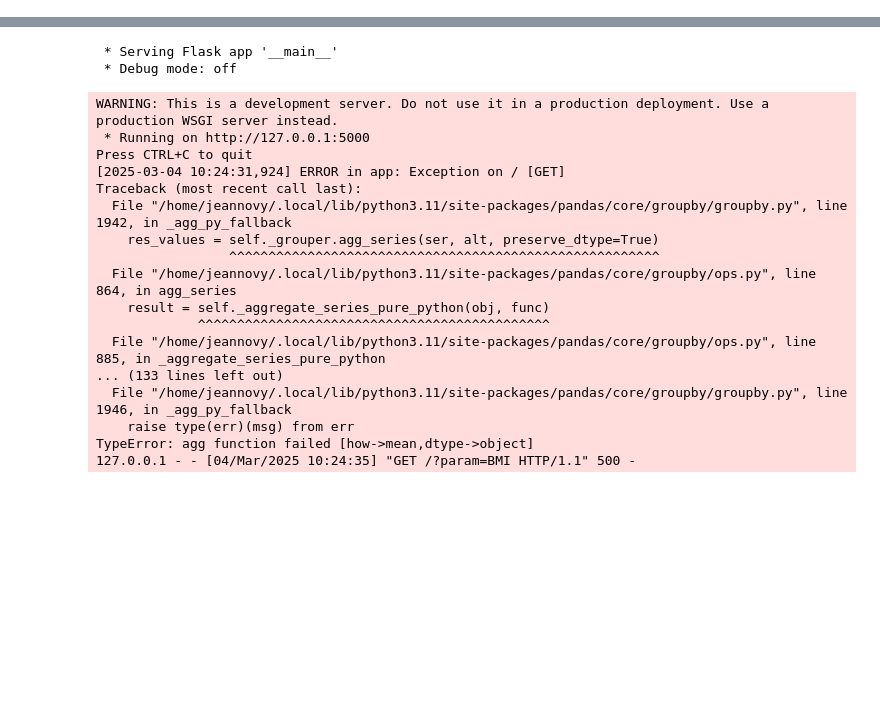
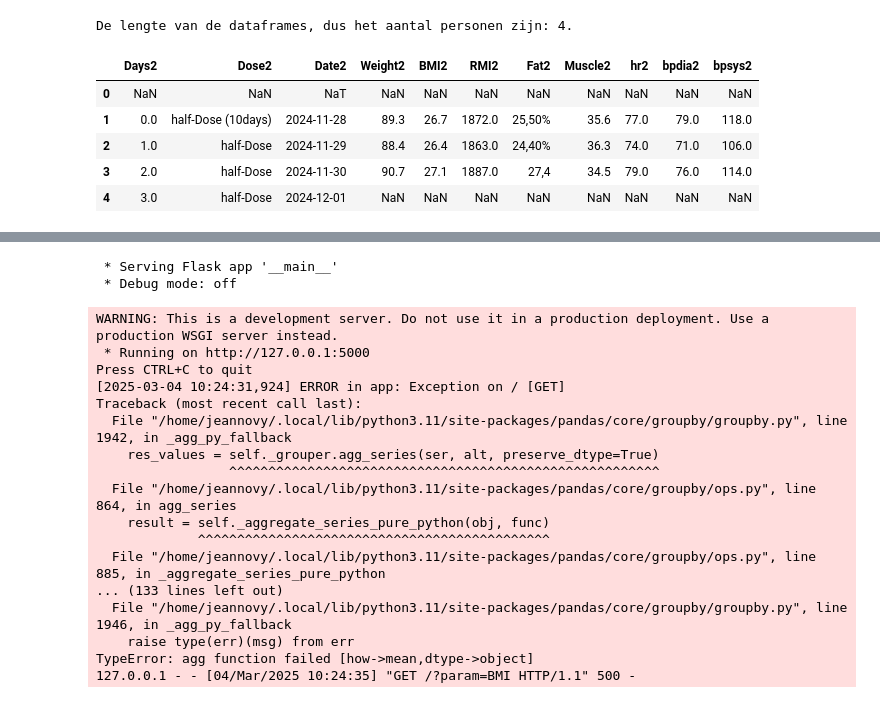
Before and after one commit to ogkourlias/capsaicin, a Jupyter notebook: weight_graphs/demo_app/demo_app.ipynb, the cells around one changed output, grey strips where cells are left out. Saved outputs shown, nothing was run; the diff lists cells and outputs as text; code cells hidden in the pictures; blank space fills up the shorter version.

Commit message:
Completed basic code for preparation of CSV data

```diff
--- a/weight_graphs/demo_app/demo_app.ipynb
+++ b/weight_graphs/demo_app/demo_app.ipynb
@@ -193,0 +119,62 @@ df2 = df2.dropna()
+# %%
+# Test om dataframe kolomnaam automatisch te generen voor elke persoon
+# Bij elke keer dataframes opnieuw laden Jeannovy!!!!
+print(f"De lengte van de dataframes, dus het aantal personen zijn: {len(dataframes)}.")
+# Begin index-waarde definiëren
+i = -1
+name_id = 0
+for person in dataframes:
+    i += 1
+    name_id = i + 1
+    Weightname = 'Weight' + str(name_id)
+    person[Weightname] = 5
+    startdate = person['Date\Parameters '].iloc[1]
+    startdate = pd.to_datetime(startdate, format='%d-%m-%Y')
+    dates = pd.to_datetime((person['Date\Parameters ']), format='%d-%m-%Y')
+
+    # Unieke kolomnamen definiëren met de name_id
+    Days_name = 'Days' + str(name_id)
+    Dose_name = 'Dose' + str(name_id)
+    Date_name = 'Date' + str(name_id)
+    Weight_name = 'Weight' + str(name_id)
+    BMI_name = 'BMI' + str(name_id)
+    RMI_name = 'RMI' + str(name_id)
+    Fat_name = 'Fat' + str(name_id)
+    Muscle_name = 'Muscle' + str(name_id)
+    hr_name = 'hr' + str(name_id)
+    bpdia_name = 'bpdia' + str(name_id)
+    bpsys_name = 'bpsys' + str(name_id)
+
+    # Try error block, bij een KeyError dan de index returnen met foutmelding
+    try:
+        # Nu de belangrijke parameter kolommen maken voor elke persoon
+        person[Days_name] = (dates - startdate) / np.timedelta64(1, 'D')
+        person[Dose_name] = person['Intake Dose']
+        person[Date_name] = person['Date\Parameters ']
+        person[Weight_name] = person['Weight (Kg)']
+        person[BMI_name] = person['BMI (kg/m2)']
+        person[RMI_name] = person['RMI (kcal)']
+        person[Fat_name] = person['Body Fat (%)']
+        person[Muscle_name] = person['Muscle (%)']
+        person[hr_name] = person['Heart rate']
+        person[bpdia_name] = person['Blood Pressure(diastolic) (mmHg)']
+        person[bpsys_name] = person['Blood Pressure(systolic) (mmHg)']
+
+        # DataFrame reduceren tot de gewenste kolommen
+        person = person[[Days_name,Dose_name,Date_name,Weight_name,BMI_name,RMI_name,Fat_name,Muscle_name,hr_name,bpdia_name,bpsys_name]]
+
+        # DataFrame op de juiste index i updaten
+        dataframes[i] = person
+    except ValueError:
+        print(f"There was an error with the column values for file {name_id}.")
+# %% [output]
+De lengte van de dataframes, dus het aantal personen zijn: 4.
+# %%
+dataframes[1].head()
+# %% [output]
+|  | Days2 | Dose2 | Date2 | Weight2 | BMI2 | RMI2 | Fat2 | Muscle2 | hr2 | bpdia2 | bpsys2 |
+| 0 | NaN | NaN | NaT | NaN | NaN | NaN | NaN | NaN | NaN | NaN | NaN |
+| 1 | 0.0 | half-Dose (10days) | 2024-11-28 | 89.3 | 26.7 | 1872.0 | 25,50% | 35.6 | 77.0 | 79.0 | 118.0 |
+| 2 | 1.0 | half-Dose | 2024-11-29 | 88.4 | 26.4 | 1863.0 | 24,40% | 36.3 | 74.0 | 71.0 | 106.0 |
+| 3 | 2.0 | half-Dose | 2024-11-30 | 90.7 | 27.1 | 1887.0 | 27,4 | 34.5 | 79.0 | 76.0 | 114.0 |
+| 4 | 3.0 | half-Dose | 2024-12-01 | NaN | NaN | NaN | NaN | NaN | NaN | NaN | NaN |
```
Also changed, not shown: parts of 12 cells of this notebook.
